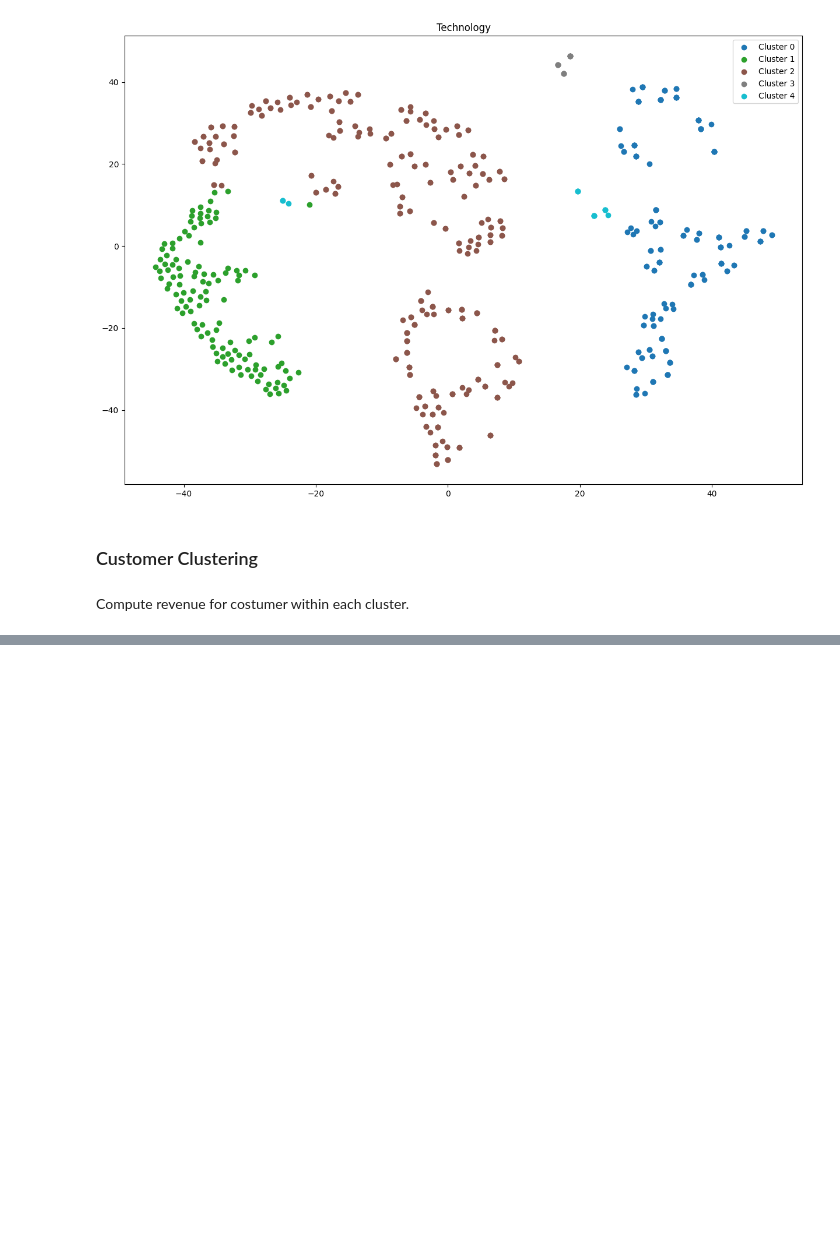
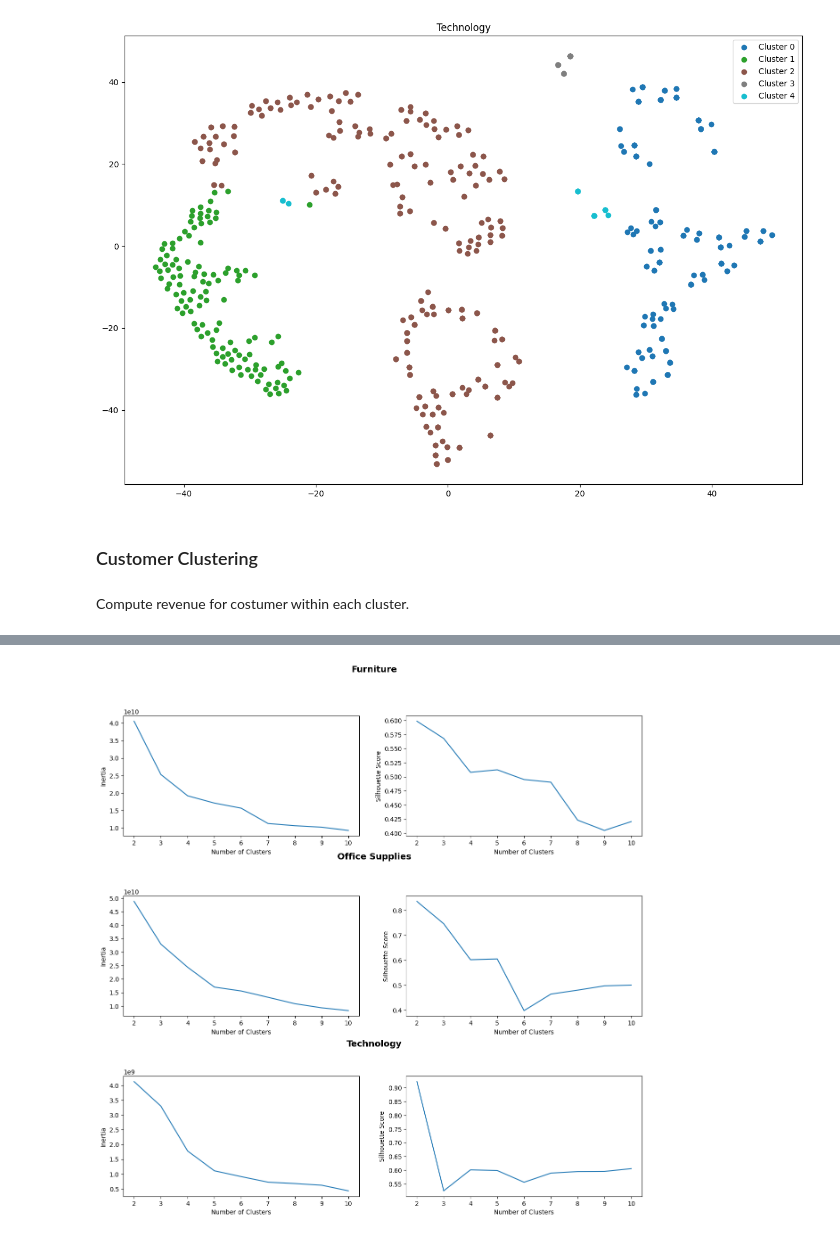
Before and after one commit to CogitoNTNU/CogitoXInfor-h24, a Jupyter notebook: HermanNotebook.ipynb, the cells around one changed output, grey strips where cells are left out. Drawn from its saved outputs; the diff is of its cells as text; code cells hidden in the pictures; blank space fills up the shorter version.

```diff
--- a/HermanNotebook.ipynb
+++ b/HermanNotebook.ipynb
@@ -356,0 +322,16 @@ IndentationError: expected an indented block (826643400.py, line 2)
+# %%
+def calculate_total_revenue(customer_clustering_data : dict):
+    result = {}
+
+    for category in customer_clustering_data.keys():
+        data = customer_clustering_data[category]
+        cluster_revenues_customer = data.groupby(["CustomerID", "ProductCluster"])["TotalSales"].sum()
+        cluster_revenues_customer = cluster_revenues_customer.unstack(fill_value = 0)
+        cluster_revenues_customer.columns = [f"totalRevenue_PC_{col}" for col in cluster_revenues_customer]
+        cluster_revenues_customer = cluster_revenues_customer.reset_index()
+
+        result[category] = pd.merge(data, cluster_revenues_customer, on = "CustomerID", how = "left")
+
+    return result
+# %%
+customer_clustering_data = calculate_total_revenue(customer_clustering_data)
@@ -356,0 +348,6 @@ IndentationError: expected an indented block (826643400.py, line 2)
+# %%
+features = ["RowID", "totalRevenue_PC_0",	"totalRevenue_PC_1",	"totalRevenue_PC_2",	"totalRevenue_PC_3",	"totalRevenue_PC_4"]
+customer_clustering_data_revenues = {key : df[features] for key, df in customer_clustering_data.items()}
+find_optimal_k(customer_clustering_data_revenues)
+# %% [output]
+[figure, added]
```
Also changed, not shown: parts of 35 cells of this notebook.
